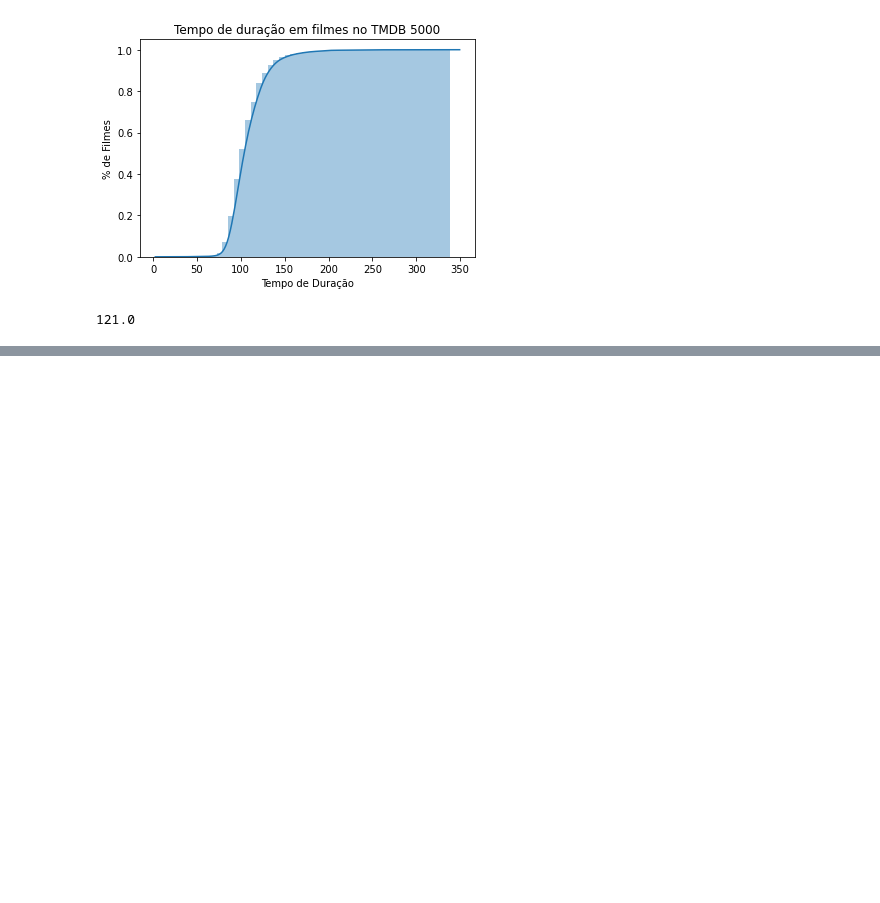
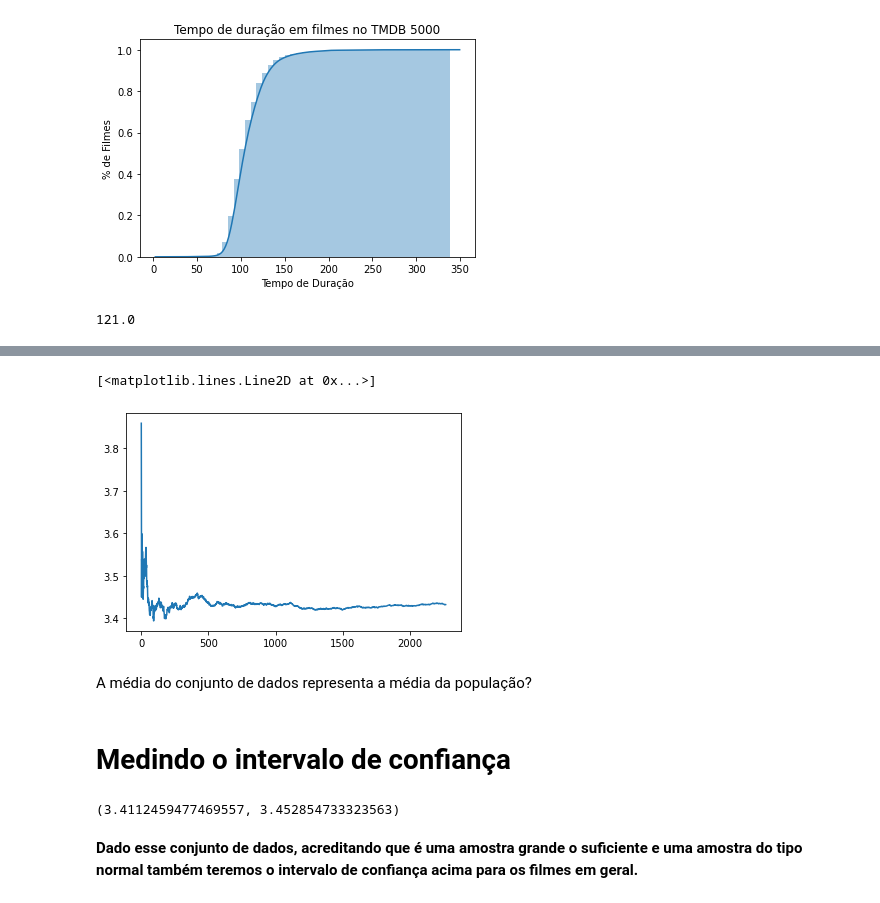
Before and after one commit to muriloWeber/dataScienceAlura, a Jupyter notebook: dataScienceTestesEstatisticosPython/Data_Science_Introdução_a_Testes.ipynb, the cells around one changed output, grey strips where cells are left out. Cells and saved outputs as stored; diff of their text form; code cells hidden in the pictures; blank space fills up the shorter version.

Commit message:
Intervalo de Confiança

```diff
--- a/dataScienceTestesEstatisticosPython/Data_Science_Introdução_a_Testes.ipynb
+++ b/dataScienceTestesEstatisticosPython/Data_Science_Introdução_a_Testes.ipynb
@@ -283,0 +308,20 @@ tmdb.query('runtime>0').runtime.dropna().quantile(0.8)
+# %%
+# aleatorizando a ordem dos votos
+import matplotlib.pyplot as plt
+import numpy as np
+
+np.random.seed(75243)
+
+temp = nota_media_dos_filmes_com_pelo_menos_10_votos.sample(frac=1)
+
+# list comprehension
+medias = [temp[0:i].mean() for i in range(1, len(temp))]
+
+plt.plot(medias)
+# %% [output]
+[<matplotlib.lines.Line2D at 0x...>]
+[figure, added]
+# %% [markdown]
+A média do conjunto de dados representa a média da população?
+# %% [markdown]
+# Medindo o intervalo de confiança
@@ -283,0 +330,7 @@ tmdb.query('runtime>0').runtime.dropna().quantile(0.8)
+# %%
+# intervalo de confiaça com teste Z (mais de 30 elementos)
+zconfint(nota_media_dos_filmes_com_pelo_menos_10_votos)
+# %% [output]
+(3.4112459477469557, 3.452854733323563)
+# %% [markdown]
+**Dado esse conjunto de dados, acreditando que é uma amostra grande o suficiente e uma amostra do tipo normal também teremos o intervalo de confiança acima para os filmes em geral.**
```
Also changed, not shown: parts of 6 cells of this notebook.
